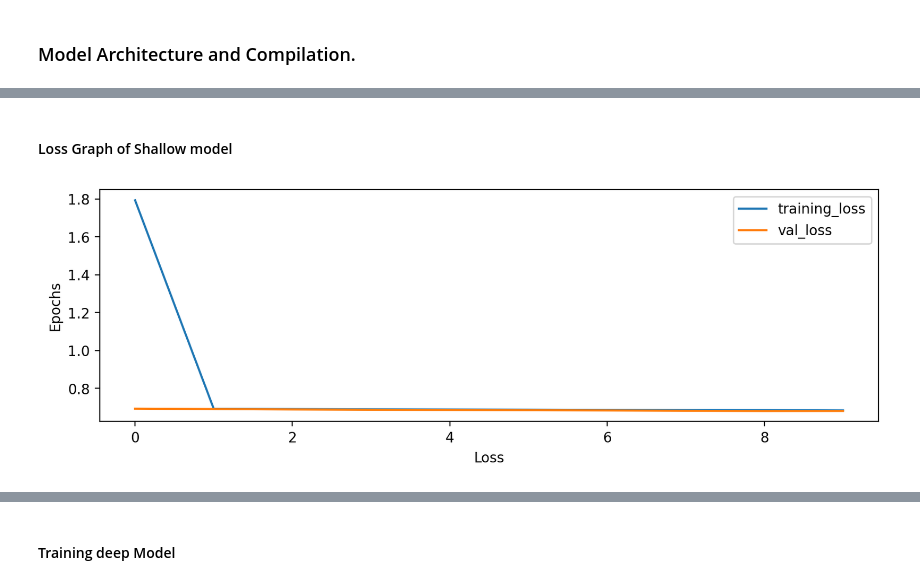
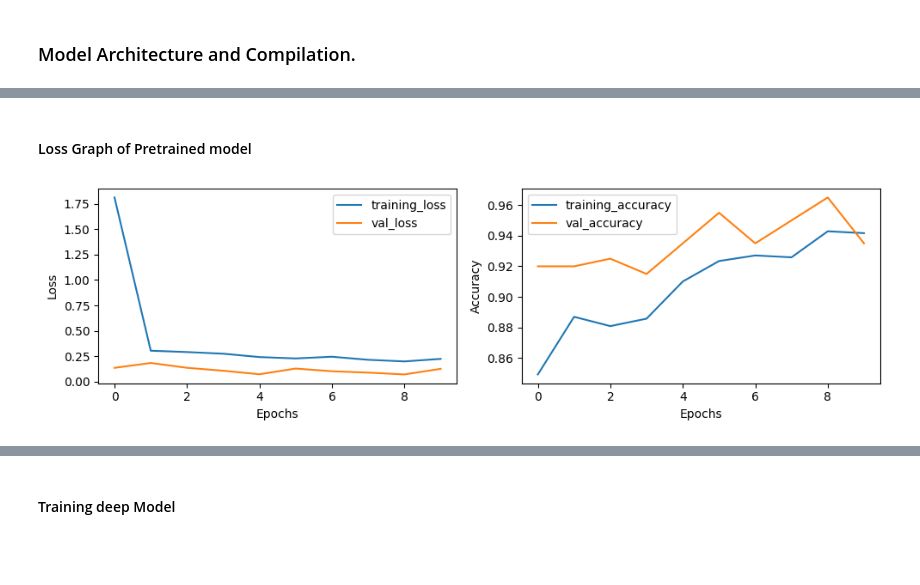
Before and after one commit to Sam-wyre/Emergency-vehicle-Classification, a Jupyter notebook: main.ipynb, the cells around one changed output, grey strips where cells are left out. Cells and saved outputs as stored; diff of their text form; code cells hidden in the pictures; blank space fills up the shorter version.

```diff
--- a/main.ipynb
+++ b/main.ipynb
@@ -177,4 +175,4 @@ def define_model_architecture_2():
 # %%
-model_2 = define_model_architecture_2()
+model_2 = model_architecture_with_inception()
 model_2.summary()
 # %% [output]
@@ -227,15 +225,25 @@ Epoch 10/10
 # %% [markdown]
-#### Loss Graph of Shallow model
+#### Loss Graph of Pretrained model
 # %%
 model2_historydf = pd.DataFrame(model2_history.history)
-plt.figure(dpi=200, figsize = (10,3))
-plt.plot(model2_historydf['loss'],
-label='training_loss')
-plt.plot(model2_historydf['val_loss'],
-label='val_loss')
-plt.xlabel('Loss')
-plt.ylabel('Epochs')
+plt.figure(dpi=100, figsize=(10, 3))
+# Plot for Loss and Validation Loss
+plt.subplot(1, 2, 1)  # Create the first subplot
+plt.plot(model2_historydf['loss'], label='training_loss')
+plt.plot(model2_historydf['val_loss'], label='val_loss')
+plt.xlabel('Epochs')
+plt.ylabel('Loss')
 plt.legend()
+
+# Plot for Accuracy and Validation Accuracy
+plt.subplot(1, 2, 2)  # Create the second subplot
+plt.plot(model2_historydf['accuracy'], label='training_accuracy')
+plt.plot(model2_historydf['val_accuracy'], label='val_accuracy')
+plt.xlabel('Epochs')
+plt.ylabel('Accuracy')
+plt.legend()
+
+plt.tight_layout()  # Adjust spacing between subplots for better visualization
 plt.show()
 # %% [output]
-[figure, old version]
+[figure, new version]
```
Also changed, not shown: parts of 39 cells of this notebook.
